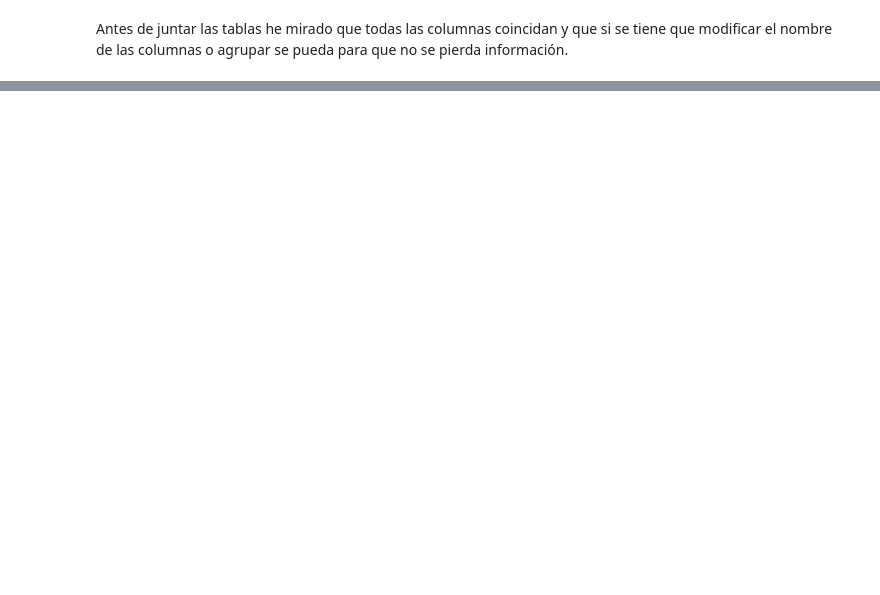
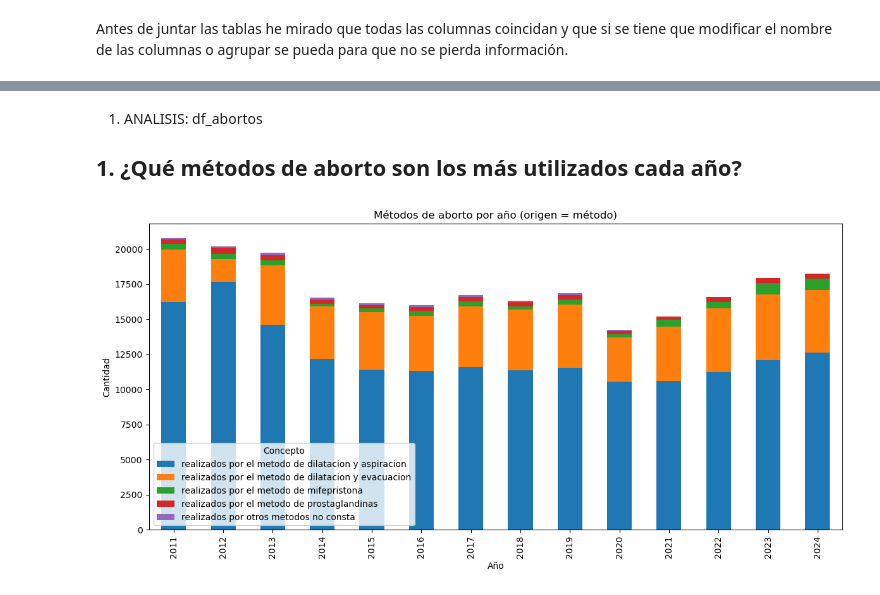
Before and after one commit to GimenezMariela/sprints, a Jupyter notebook: Proyecto IT/proyecto_final.ipynb, the cells around one changed output, grey strips where cells are left out. Drawn from its saved outputs; the diff is of its cells as text; code cells hidden in the pictures; blank space fills up the shorter version.

```diff
--- a/Proyecto IT/proyecto_final.ipynb
+++ b/Proyecto IT/proyecto_final.ipynb
@@ -147,0 +224,6 @@ ValueError: value_name (Valor) cannot match an element in the DataFrame columns.
+# %%
+t8 = renombrar_columna(t8, "Año", "Anyo")
+t8 = limpiar_columnas(t8)
+t8 = limpiar_concepto_abortos(t8)
+t8['Concepto'] = t8['Concepto'].apply(quitar_acentos)
+t8.head(3)
@@ -147,0 +237,5 @@ ValueError: value_name (Valor) cannot match an element in the DataFrame columns.
+# %%
+t5["origen"] = "metodo"
+t6["origen"] = "edad"
+t7["origen"] = "motivo"
+t8["origen"] = "gestacion"
@@ -147,0 +367,4 @@ ValueError: value_name (Valor) cannot match an element in the DataFrame columns.
+# %%
+"""df_abortos['Valor'] = pd.to_numeric(df_abortos['Valor'], errors='coerce')
+df_abortos['Valor']= df_abortos['Valor'].fillna(0)
+df_abortos['Valor']= df_abortos['Valor'].astype(int) """
@@ -147,0 +373,4 @@ ValueError: value_name (Valor) cannot match an element in the DataFrame columns.
+# %%
+df_abortos["Valor"] = df_abortos["Valor"].replace(["-", " ", "", "s/d", "na"], None)
+df_abortos["Valor"] = pd.to_numeric(df_abortos["Valor"])
+df_abortos.loc[~df_abortos["Valor"].apply(lambda x: isinstance(x, (int, float))), "Valor"].unique()
@@ -147,0 +390,4 @@ ValueError: value_name (Valor) cannot match an element in the DataFrame columns.
+# %% [markdown]
+1. ANALISIS: df_abortos
+
+## 1. ¿Qué métodos de aborto son los más utilizados cada año?
@@ -147,0 +416,13 @@ ValueError: value_name (Valor) cannot match an element in the DataFrame columns.
+# %%
+df_met = df_abortos[df_abortos["origen"] == "metodo"]
+
+pivot1 = df_met.groupby(["Anyo", "Concepto"])["Valor"].sum().unstack()
+
+pivot1.plot(kind="bar", stacked=True, figsize=(12,6))
+plt.title("Métodos de aborto por año (origen = método)")
+plt.ylabel("Cantidad")
+plt.xlabel("Año")
+plt.tight_layout()
+plt.show()
+# %% [output]
+[figure, added]
```
Also changed, not shown: parts of 137 cells of this notebook, 1 other file.
